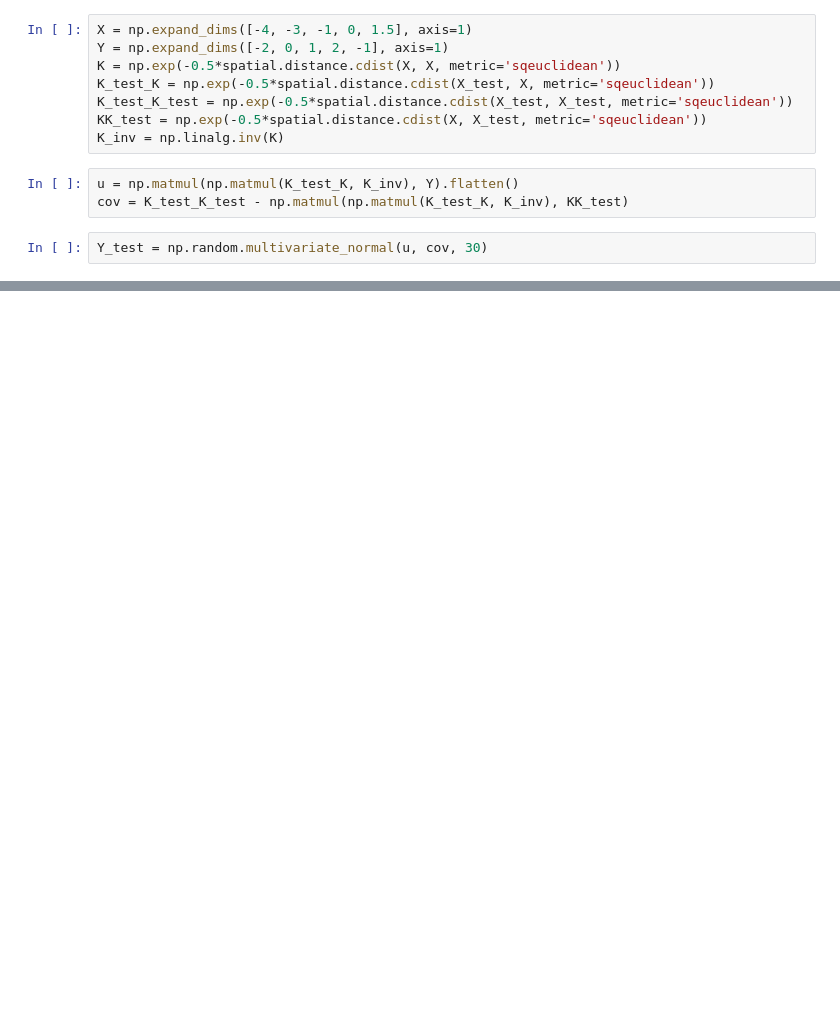
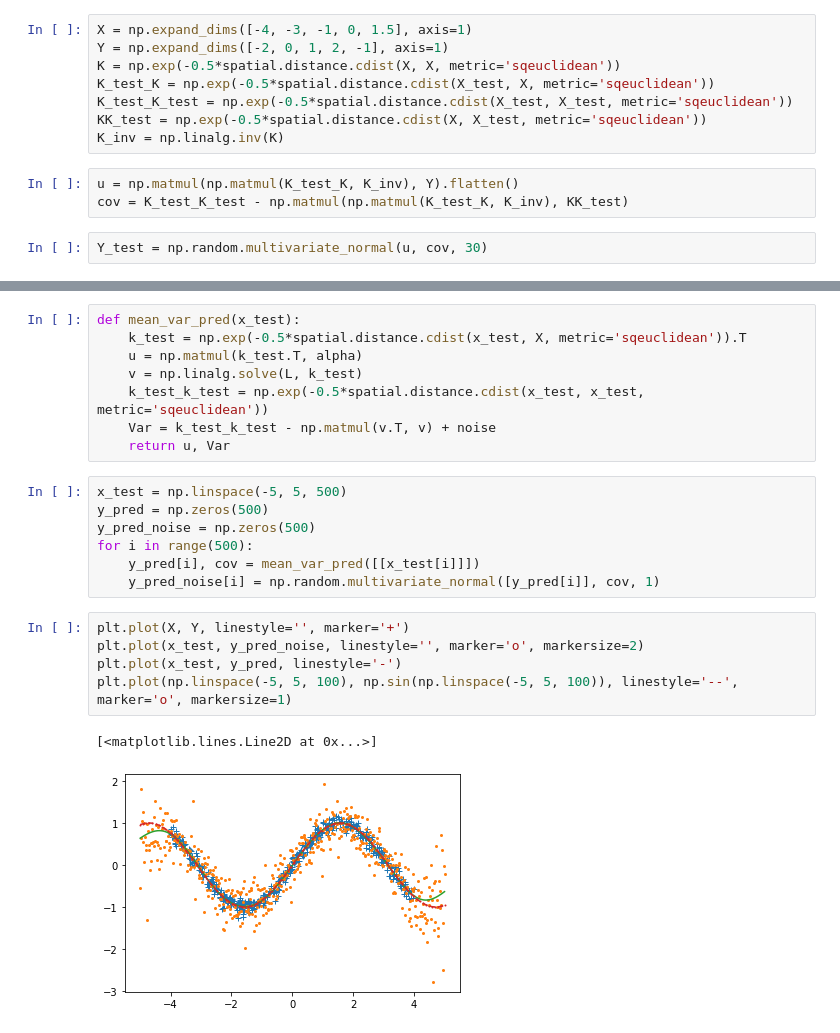
Before and after one commit to ks8/machine-learning-for-structure, a Jupyter notebook: GP.ipynb, the cells around one changed output, grey strips where cells are left out. Saved outputs shown, nothing was run; the diff lists cells and outputs as text; blank space fills up the shorter version.

```diff
--- a/GP.ipynb
+++ b/GP.ipynb
@@ -35,0 +56,23 @@ for i in range(30):
+# %%
+def mean_var_pred(x_test):
+    k_test = np.exp(-0.5*spatial.distance.cdist(x_test, X, metric='sqeuclidean')).T
+    u = np.matmul(k_test.T, alpha)
+    v = np.linalg.solve(L, k_test)
+    k_test_k_test = np.exp(-0.5*spatial.distance.cdist(x_test, x_test, metric='sqeuclidean'))
+    Var = k_test_k_test - np.matmul(v.T, v) + noise
+    return u, Var
+# %%
+x_test = np.linspace(-5, 5, 500)
+y_pred = np.zeros(500)
+y_pred_noise = np.zeros(500)
+for i in range(500):
+    y_pred[i], cov = mean_var_pred([[x_test[i]]])
+    y_pred_noise[i] = np.random.multivariate_normal([y_pred[i]], cov, 1)
+# %%
+plt.plot(X, Y, linestyle='', marker='+')
+plt.plot(x_test, y_pred_noise, linestyle='', marker='o', markersize=2)
+plt.plot(x_test, y_pred, linestyle='-')
+plt.plot(np.linspace(-5, 5, 100), np.sin(np.linspace(-5, 5, 100)), linestyle='--', marker='o', markersize=1)
+# %% [output]
+[<matplotlib.lines.Line2D at 0x...>]
+[figure, added]
```
Also changed, not shown: parts of 7 cells of this notebook.
